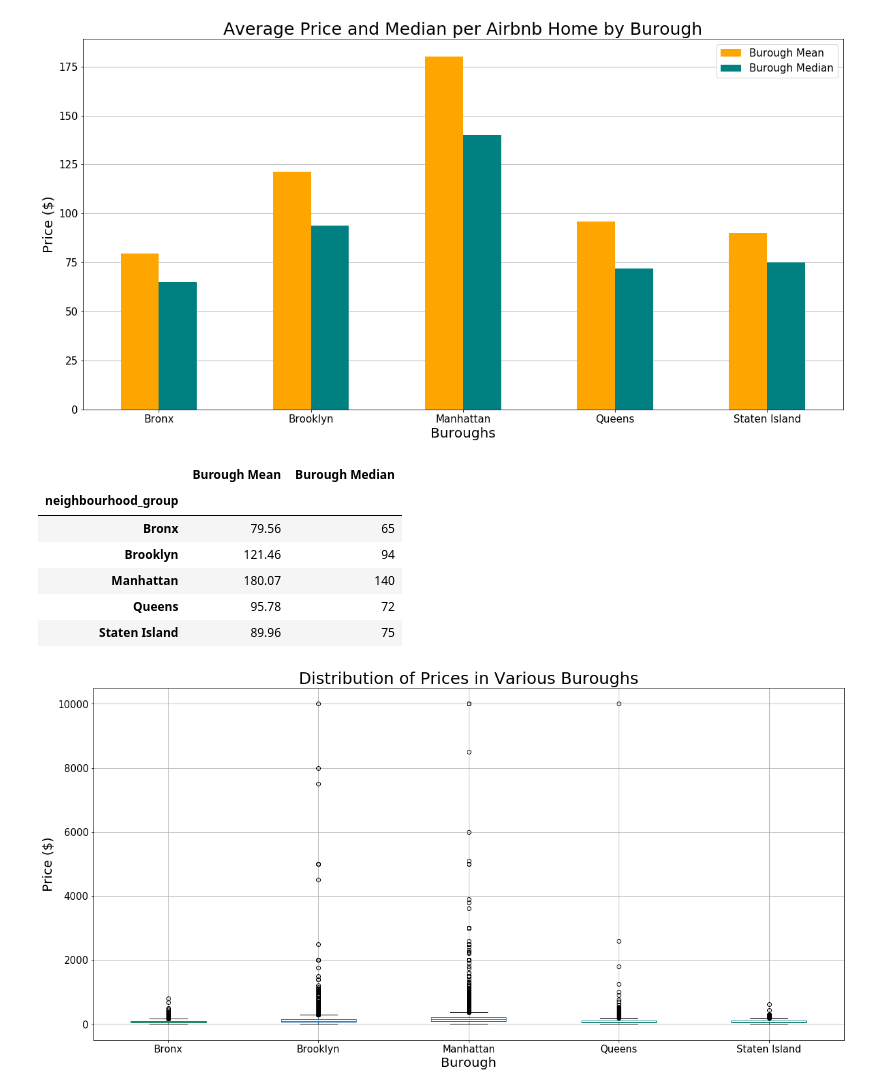
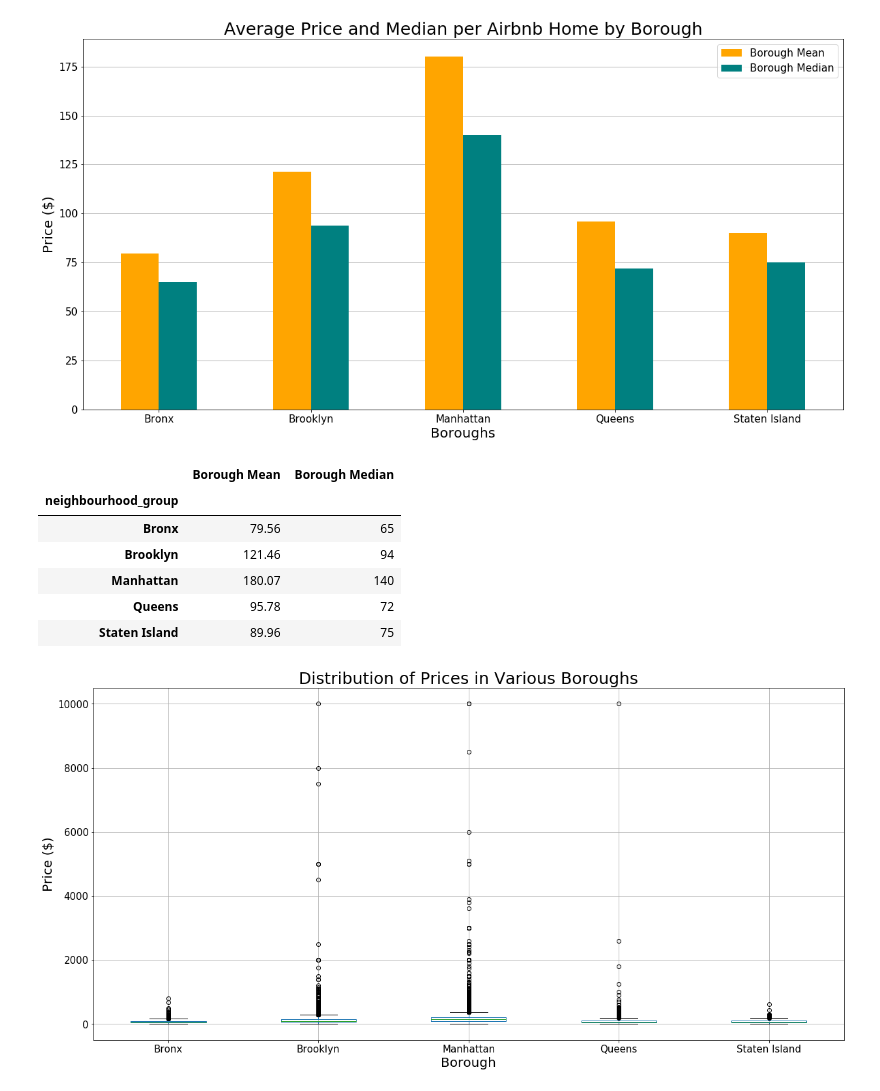
Before and after one commit to josephsy96/Project_1, a Jupyter notebook: Airbnb_Analysis.ipynb, the cells around one changed output. Saved outputs shown, nothing was run; the diff lists cells and outputs as text; code cells hidden in the pictures.

```diff
--- a/Airbnb_Analysis.ipynb
+++ b/Airbnb_Analysis.ipynb
@@ -29,30 +29,30 @@ b_mean = round(n_type['price'].mean(),2)
 b_med = n_type['price'].median()
 # %%
 #Create dataframe
-burough = pd.DataFrame({'Burough Mean':b_mean,'Burough Median':b_med})
+borough = pd.DataFrame({'Borough Mean':b_mean,'Borough Median':b_med})
 
 #Double Bar Plot
-burough.plot(kind="bar",color=['orange','teal'],figsize=(20,10),zorder=3)
+borough.plot(kind="bar",color=['orange','teal'],figsize=(20,10),zorder=3)
 
 #Chart Formatting
-plt.title('Average Price and Median per Airbnb Home by Burough',size=25)
+plt.title('Average Price and Median per Airbnb Home by Borough',size=25)
 plt.grid(axis='y',zorder=0)
-plt.xlabel('Buroughs', size=20)
+plt.xlabel('Boroughs', size=20)
 plt.ylabel('Price ($)', size=20)
 plt.xticks(rotation='horizontal',size=15)
 plt.yticks(size=15)
 plt.legend(prop = {'size':15})
 
 #Save as .png
-plt.savefig('Airbnb Data/avg_med_per_burough.png')
+plt.savefig('Airbnb Data/avg_med_per_borough.png')
 plt.show()
 # %% [output]
 [figure]
 # %%
-#Burough Dataframe
-burough
+#Borough Dataframe
+borough
 # %% [output]
-|  | Burough Mean | Burough Median |
+|  | Borough Mean | Borough Median |
 | neighbourhood_group |  |  |
 | Bronx | 79.56 | 65 |
 | Brooklyn | 121.46 | 94 |
```
Also changed, not shown: parts of 10 cells of this notebook, 5 other files.
